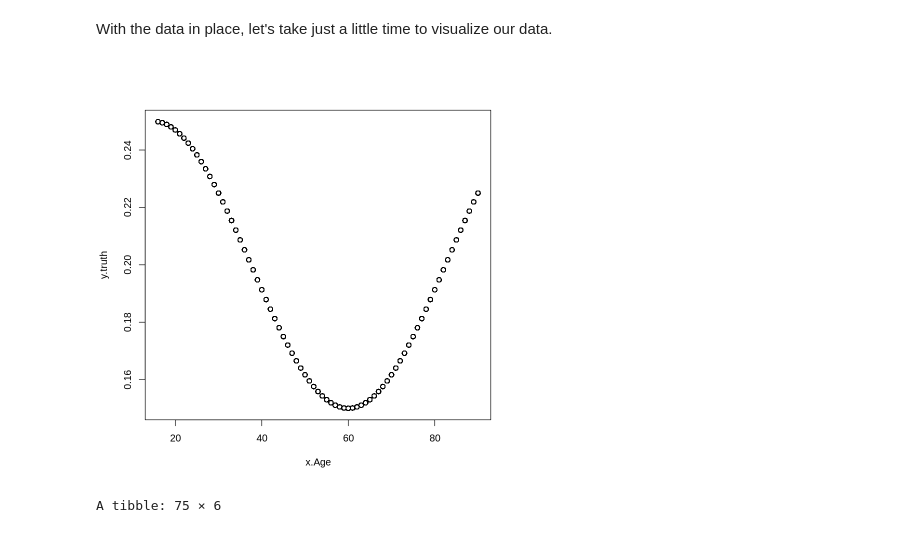
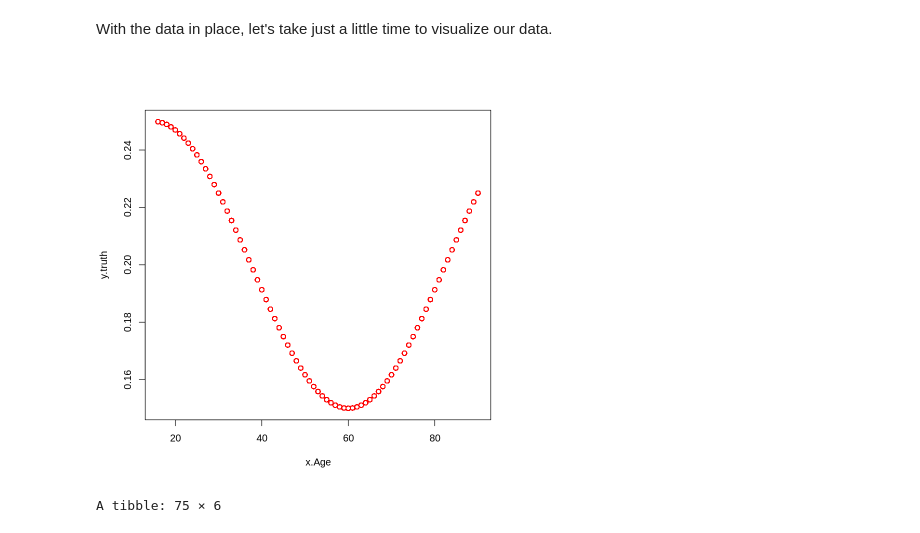
Before and after one commit to aparnasree2020/CAS_RPM_2023_GBM, a Jupyter notebook: GCW_playcode.ipynb, the cells around one changed output. Saved outputs shown, nothing was run; the diff lists cells and outputs as text; code cells hidden in the pictures.

```diff
--- a/GCW_playcode.ipynb
+++ b/GCW_playcode.ipynb
@@ -157,9 +177,9 @@ truth.test <- df.test[,names(df.test) %in% "y.truth"]
 # %% [markdown]
 With the data in place, let's take just a little time to visualize our data.
 # %%
-with(df.train, plot(x.Age, y.truth))
+with(df.train, plot(x.Age, y.truth, col="red"))
 # %% [output]
-[figure, old version]
+[figure, new version]
 # %%
 df2 <- df.train %>%
   group_by(x.Age) %>%
```
Also changed, not shown: parts of 60 cells of this notebook.
